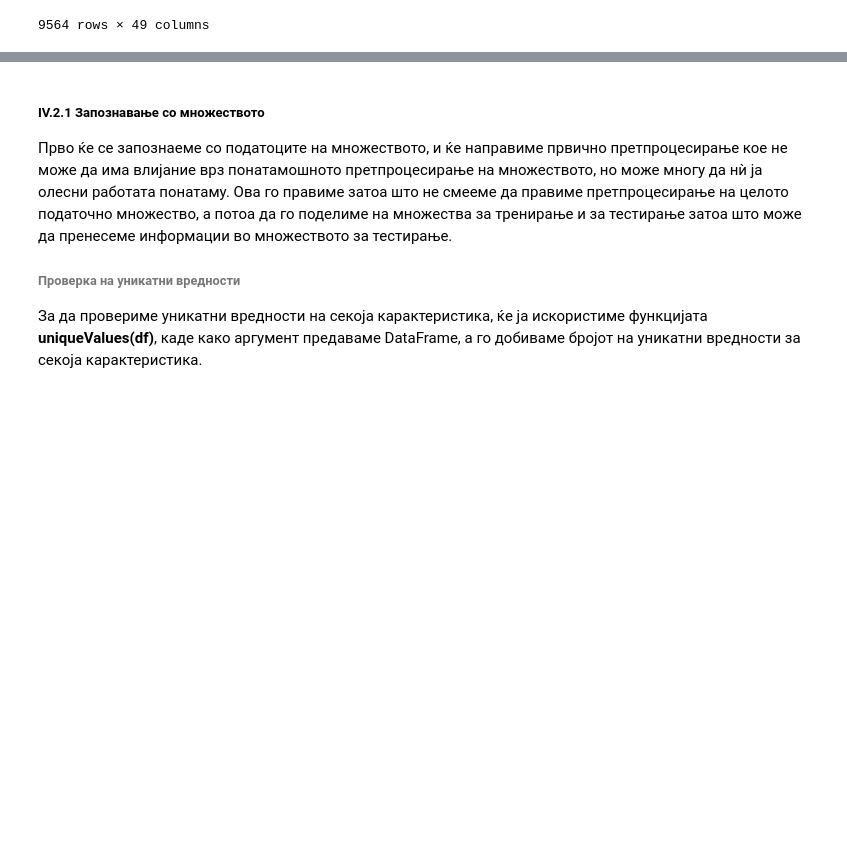
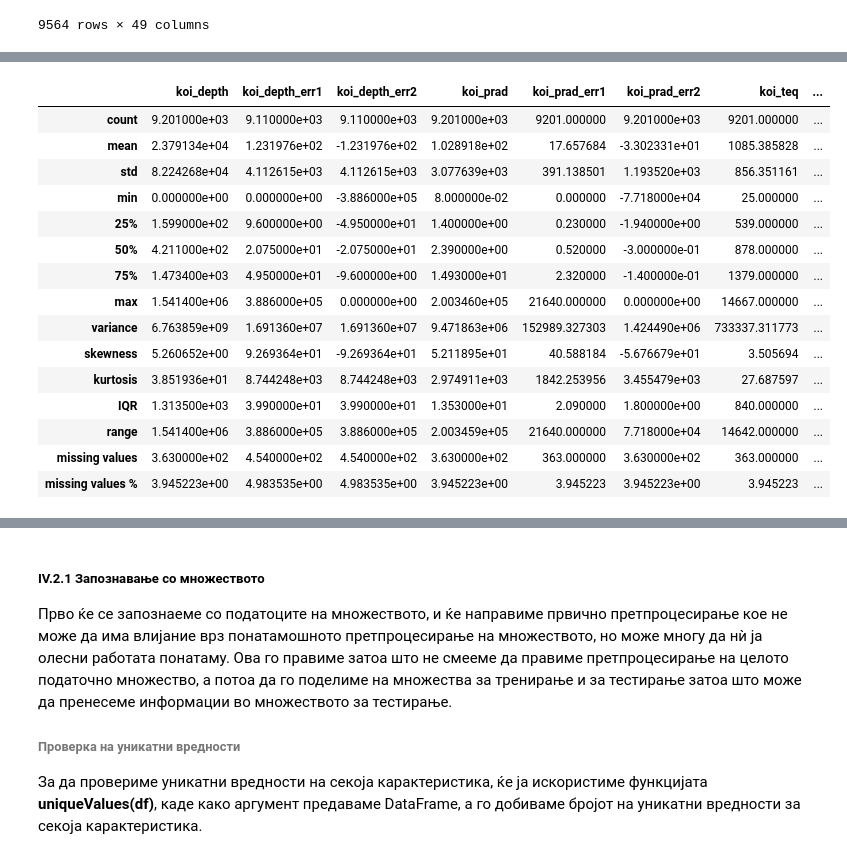
Before and after one commit to djosifovski/Exoplanets-Detection, a Jupyter notebook: Exoplanets.ipynb, the cells around one changed output, grey strips where cells are left out. Saved outputs shown, nothing was run; the diff lists cells and outputs as text; code cells hidden in the pictures; blank space fills up the shorter version.

```diff
--- a/Exoplanets.ipynb
+++ b/Exoplanets.ipynb
@@ -249,0 +208,19 @@ exoplanets_data
+# %%
+df_summary_num.iloc[:, 18:27]
+# %% [output]
+|  | koi_depth | koi_depth_err1 | koi_depth_err2 | koi_prad | koi_prad_err1 | koi_prad_err2 | koi_teq | ... |
+| count | 9.201000e+03 | 9.110000e+03 | 9.110000e+03 | 9.201000e+03 | 9201.000000 | 9.201000e+03 | 9201.000000 | ... |
+| mean | 2.379134e+04 | 1.231976e+02 | -1.231976e+02 | 1.028918e+02 | 17.657684 | -3.302331e+01 | 1085.385828 | ... |
+| std | 8.224268e+04 | 4.112615e+03 | 4.112615e+03 | 3.077639e+03 | 391.138501 | 1.193520e+03 | 856.351161 | ... |
+| min | 0.000000e+00 | 0.000000e+00 | -3.886000e+05 | 8.000000e-02 | 0.000000 | -7.718000e+04 | 25.000000 | ... |
+| 25% | 1.599000e+02 | 9.600000e+00 | -4.950000e+01 | 1.400000e+00 | 0.230000 | -1.940000e+00 | 539.000000 | ... |
+| 50% | 4.211000e+02 | 2.075000e+01 | -2.075000e+01 | 2.390000e+00 | 0.520000 | -3.000000e-01 | 878.000000 | ... |
+| 75% | 1.473400e+03 | 4.950000e+01 | -9.600000e+00 | 1.493000e+01 | 2.320000 | -1.400000e-01 | 1379.000000 | ... |
+| max | 1.541400e+06 | 3.886000e+05 | 0.000000e+00 | 2.003460e+05 | 21640.000000 | 0.000000e+00 | 14667.000000 | ... |
+| variance | 6.763859e+09 | 1.691360e+07 | 1.691360e+07 | 9.471863e+06 | 152989.327303 | 1.424490e+06 | 733337.311773 | ... |
+| skewness | 5.260652e+00 | 9.269364e+01 | -9.269364e+01 | 5.211895e+01 | 40.588184 | -5.676679e+01 | 3.505694 | ... |
+| kurtosis | 3.851936e+01 | 8.744248e+03 | 8.744248e+03 | 2.974911e+03 | 1842.253956 | 3.455479e+03 | 27.687597 | ... |
+| IQR | 1.313500e+03 | 3.990000e+01 | 3.990000e+01 | 1.353000e+01 | 2.090000 | 1.800000e+00 | 840.000000 | ... |
+| range | 1.541400e+06 | 3.886000e+05 | 3.886000e+05 | 2.003459e+05 | 21640.000000 | 7.718000e+04 | 14642.000000 | ... |
+| missing values | 3.630000e+02 | 4.540000e+02 | 4.540000e+02 | 3.630000e+02 | 363.000000 | 3.630000e+02 | 363.000000 | ... |
+| missing values % | 3.945223e+00 | 4.983535e+00 | 4.983535e+00 | 3.945223e+00 | 3.945223 | 3.945223e+00 | 3.945223 | ... |
```
Also changed, not shown: parts of 31 cells of this notebook, 2 other files.
